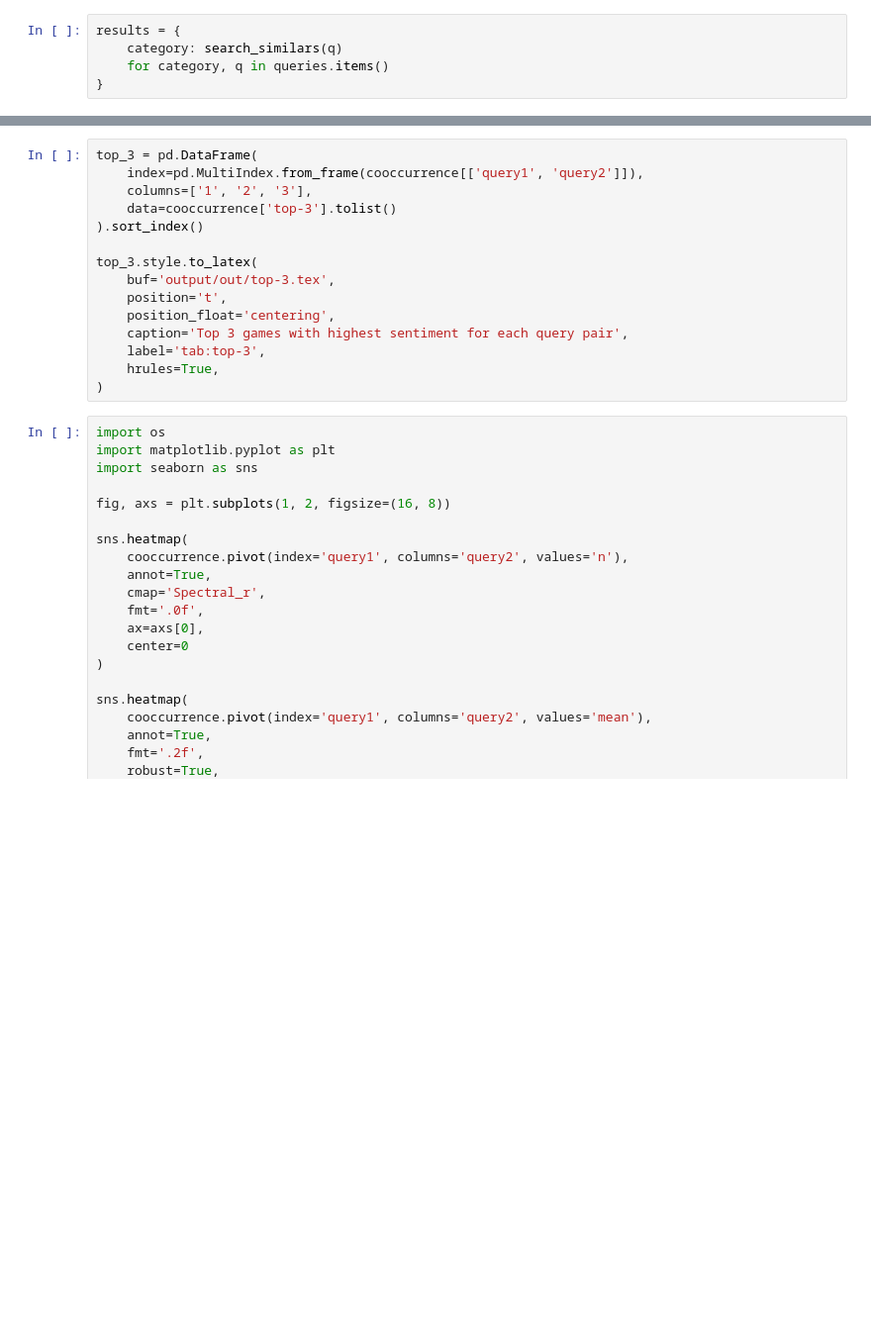
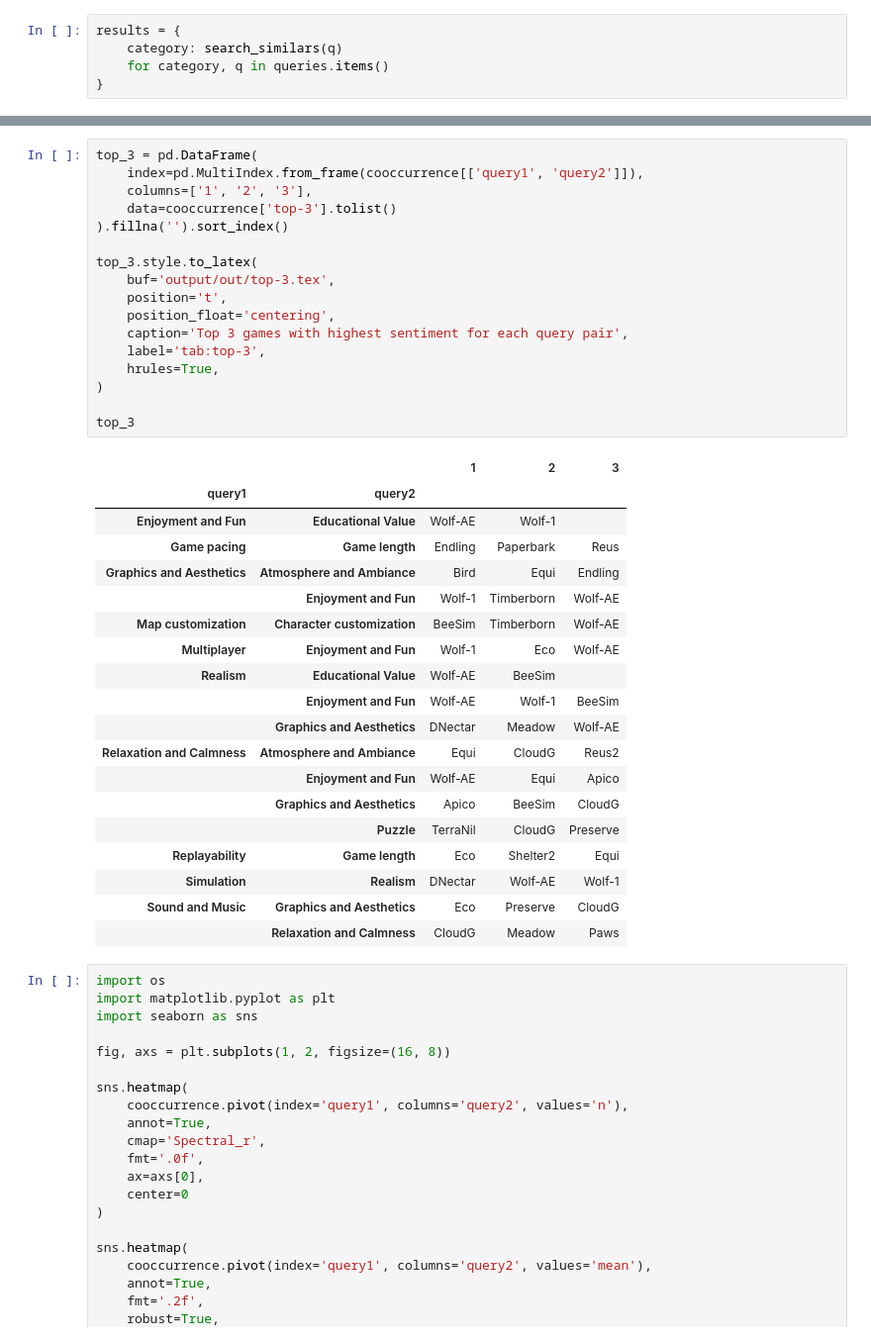
Before and after one commit to rik1599/mth-review-analysis, a Jupyter notebook: queries.ipynb, the cells around one changed output, grey strips where cells are left out. Shown: that part at 99% size. Cells and saved outputs as stored; diff of their text form; blank space fills up the shorter version.

```diff
--- a/queries.ipynb
+++ b/queries.ipynb
@@ -211,18 +272,40 @@ cooccurrence
 # %%
 top_3 = pd.DataFrame(
     index=pd.MultiIndex.from_frame(cooccurrence[['query1', 'query2']]),
     columns=['1', '2', '3'],
     data=cooccurrence['top-3'].tolist()
-).sort_index()
+).fillna('').sort_index()
 
 top_3.style.to_latex(
     buf='output/out/top-3.tex',
     position='t',
     position_float='centering',
     caption='Top 3 games with highest sentiment for each query pair',
     label='tab:top-3',
     hrules=True,
 )
+
+top_3
+# %% [output]
+|  |  | 1 | 2 | 3 |
+| query1 | query2 |  |  |  |
+| Enjoyment and Fun | Educational Value | Wolf-AE | Wolf-1 |  |
+| Game pacing | Game length | Endling | Paperbark | Reus |
+| Graphics and Aesthetics | Atmosphere and Ambiance | Bird | Equi | Endling |
+|  | Enjoyment and Fun | Wolf-1 | Timberborn | Wolf-AE |
+| Map customization | Character customization | BeeSim | Timberborn | Wolf-AE |
+| Multiplayer | Enjoyment and Fun | Wolf-1 | Eco | Wolf-AE |
+| Realism | Educational Value | Wolf-AE | BeeSim |  |
+|  | Enjoyment and Fun | Wolf-AE | Wolf-1 | BeeSim |
+|  | Graphics and Aesthetics | DNectar | Meadow | Wolf-AE |
+| Relaxation and Calmness | Atmosphere and Ambiance | Equi | CloudG | Reus2 |
+|  | Enjoyment and Fun | Wolf-AE | Equi | Apico |
+|  | Graphics and Aesthetics | Apico | BeeSim | CloudG |
+|  | Puzzle | TerraNil | CloudG | Preserve |
+| Replayability | Game length | Eco | Shelter2 | Equi |
+| Simulation | Realism | DNectar | Wolf-AE | Wolf-1 |
+| Sound and Music | Graphics and Aesthetics | Eco | Preserve | CloudG |
+|  | Relaxation and Calmness | CloudG | Meadow | Paws |
 # %%
 import os
 import matplotlib.pyplot as plt
```
Also changed, not shown: parts of 9 cells of this notebook, 2 other files.
